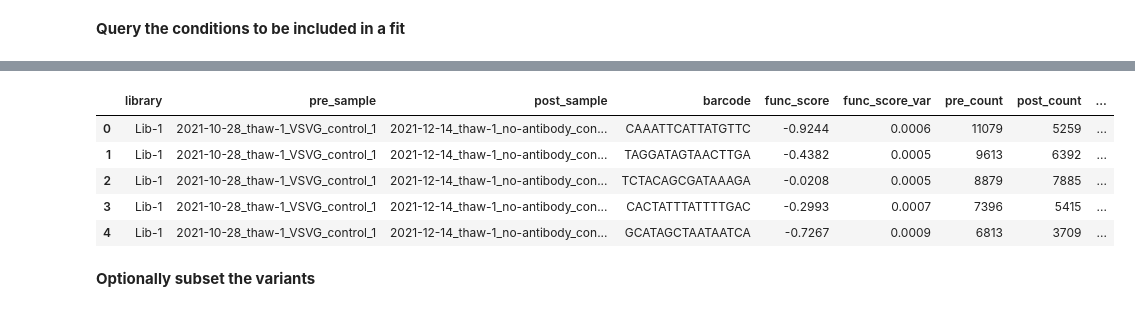
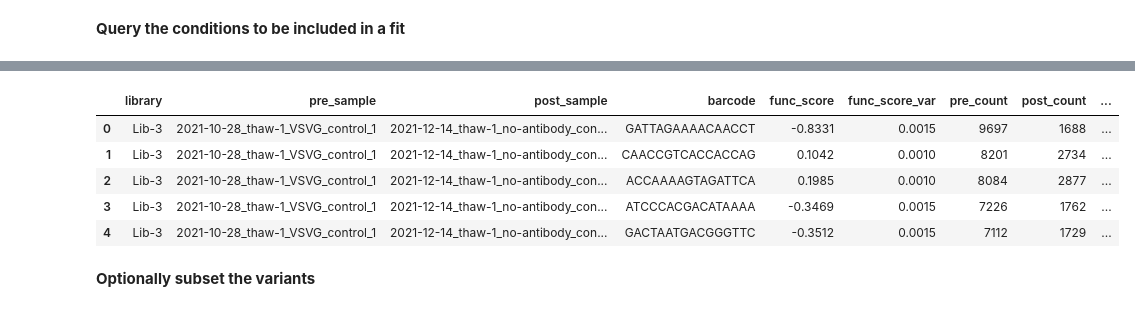
Before and after one commit to matsengrp/multidms, a Jupyter notebook: notebooks/11-08-2022-Delta-BA1-BA2-analysis.ipynb, the cells around one changed output, grey strips where cells are left out. Cells and saved outputs as stored; diff of their text form; code cells hidden in the pictures.

```diff
--- a/notebooks/11-08-2022-Delta-BA1-BA2-analysis.ipynb
+++ b/notebooks/11-08-2022-Delta-BA1-BA2-analysis.ipynb
@@ -118,20 +114,20 @@ func_score_data_sub
 # %%
 func_score_df = pd.DataFrame()
-for idx, row in tqdm(func_score_data.iterrows(), total=len(func_score_data_sub)):
+for idx, row in tqdm(func_score_data_sub.iterrows(), total=len(func_score_data_sub)):
     df = row.func_sel_scores_df.assign(homolog=row.homolog)
     df = df.assign(library = row.library)
     df = df.assign(replicate = row.replicate)
     exp_func_score_df = df.assign(condition=row.condition)
     func_score_df = pd.concat([func_score_df, exp_func_score_df])
-func_score_df.rename({"aa_substitutions_reference":"aa_substitutions"}, axis=1, inplace=True)
+func_score_df = func_score_df.rename({"aa_substitutions_reference":"aa_substitutions"}, axis=1).reset_index(drop=True)
 func_score_df.head()
 # %% [output]
 |  | library | pre_sample | post_sample | barcode | func_score | func_score_var | pre_count | post_count | ... |
-| 0 | Lib-1 | 2021-10-28_thaw-1_VSVG_control_1 | 2021-12-14_thaw-1_no-antibody_con... | CAAATTCATTATGTTC | -0.9244 | 0.0006 | 11079 | 5259 | ... |
-| 1 | Lib-1 | 2021-10-28_thaw-1_VSVG_control_1 | 2021-12-14_thaw-1_no-antibody_con... | TAGGATAGTAACTTGA | -0.4382 | 0.0005 | 9613 | 6392 | ... |
-| 2 | Lib-1 | 2021-10-28_thaw-1_VSVG_control_1 | 2021-12-14_thaw-1_no-antibody_con... | TCTACAGCGATAAAGA | -0.0208 | 0.0005 | 8879 | 7885 | ... |
-| 3 | Lib-1 | 2021-10-28_thaw-1_VSVG_control_1 | 2021-12-14_thaw-1_no-antibody_con... | CACTATTTATTTTGAC | -0.2993 | 0.0007 | 7396 | 5415 | ... |
-| 4 | Lib-1 | 2021-10-28_thaw-1_VSVG_control_1 | 2021-12-14_thaw-1_no-antibody_con... | GCATAGCTAATAATCA | -0.7267 | 0.0009 | 6813 | 3709 | ... |
+| 0 | Lib-3 | 2021-10-28_thaw-1_VSVG_control_1 | 2021-12-14_thaw-1_no-antibody_con... | GATTAGAAAACAACCT | -0.8331 | 0.0015 | 9697 | 1688 | ... |
+| 1 | Lib-3 | 2021-10-28_thaw-1_VSVG_control_1 | 2021-12-14_thaw-1_no-antibody_con... | CAACCGTCACCACCAG | 0.1042 | 0.0010 | 8201 | 2734 | ... |
+| 2 | Lib-3 | 2021-10-28_thaw-1_VSVG_control_1 | 2021-12-14_thaw-1_no-antibody_con... | ACCAAAAGTAGATTCA | 0.1985 | 0.0010 | 8084 | 2877 | ... |
+| 3 | Lib-3 | 2021-10-28_thaw-1_VSVG_control_1 | 2021-12-14_thaw-1_no-antibody_con... | ATCCCACGACATAAAA | -0.3469 | 0.0015 | 7226 | 1762 | ... |
+| 4 | Lib-3 | 2021-10-28_thaw-1_VSVG_control_1 | 2021-12-14_thaw-1_no-antibody_con... | GACTAATGACGGGTTC | -0.3512 | 0.0015 | 7112 | 1729 | ... |
 # %% [markdown]
 **Optionally subset the variants**
 # %%
```
Also changed, not shown: parts of 28 cells of this notebook, 5 other files.
